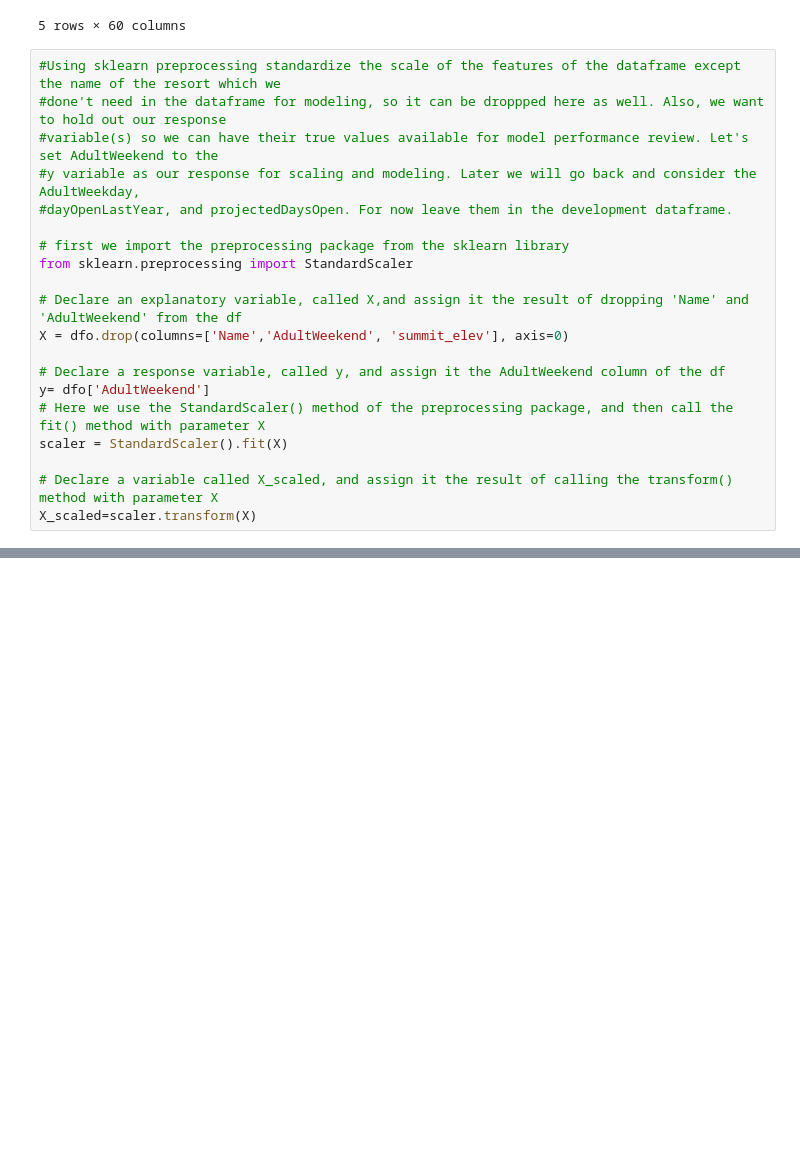
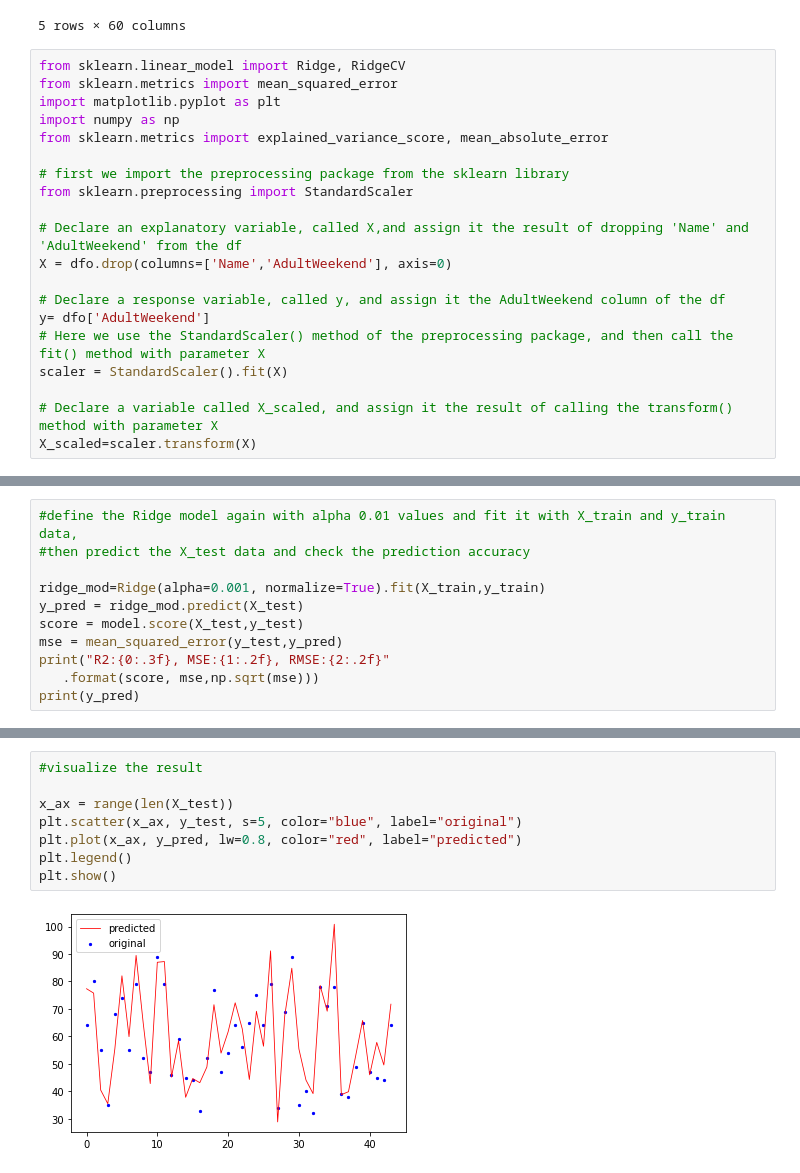
Before and after one commit to curtistr05/SpringboardGuidedCapstone, a Jupyter notebook: GuidedCapstoneRidgeRegression.ipynb, the cells around one changed output, grey strips where cells are left out. Drawn from its saved outputs; the diff is of its cells as text; blank space fills up the shorter version.

Commit message:
Ridge Regression Add

```diff
--- a/GuidedCapstoneRidgeRegression.ipynb
+++ b/GuidedCapstoneRidgeRegression.ipynb
@@ -36,17 +36,17 @@ dfo.head()
 | 4 | Dodge Ridge | 8200 | 1600 | 0 | 0 | 0 | 0 | 1 | 2 | ... |
 5 rows × 60 columns
 # %%
-#Using sklearn preprocessing standardize the scale of the features of the dataframe except the name of the resort which we
-#done't need in the dataframe for modeling, so it can be droppped here as well. Also, we want to hold out our response
-#variable(s) so we can have their true values available for model performance review. Let's set AdultWeekend to the
-#y variable as our response for scaling and modeling. Later we will go back and consider the AdultWeekday,
-#dayOpenLastYear, and projectedDaysOpen. For now leave them in the development dataframe.
+from sklearn.linear_model import Ridge, RidgeCV
+from sklearn.metrics import mean_squared_error
+import matplotlib.pyplot as plt
+import numpy as np
+from sklearn.metrics import explained_variance_score, mean_absolute_error
 
 # first we import the preprocessing package from the sklearn library
 from sklearn.preprocessing import StandardScaler
 
 # Declare an explanatory variable, called X,and assign it the result of dropping 'Name' and 'AdultWeekend' from the df
-X = dfo.drop(columns=['Name','AdultWeekend', 'summit_elev'], axis=0)
+X = dfo.drop(columns=['Name','AdultWeekend'], axis=0)
 
 # Declare a response variable, called y, and assign it the AdultWeekend column of the df
 y= dfo['AdultWeekend']
@@ -269,0 +95,11 @@ score: 0.25679127030484705
+# %%
+#define the Ridge model again with alpha 0.01 values and fit it with X_train and y_train data,
+#then predict the X_test data and check the prediction accuracy
+
+ridge_mod=Ridge(alpha=0.001, normalize=True).fit(X_train,y_train)
+y_pred = ridge_mod.predict(X_test)
+score = model.score(X_test,y_test)
+mse = mean_squared_error(y_test,y_pred)
+print("R2:{0:.3f}, MSE:{1:.2f}, RMSE:{2:.2f}"
+   .format(score, mse,np.sqrt(mse)))
+print(y_pred)
@@ -269,0 +117,10 @@ score: 0.25679127030484705
+# %%
+#visualize the result
+
+x_ax = range(len(X_test))
+plt.scatter(x_ax, y_test, s=5, color="blue", label="original")
+plt.plot(x_ax, y_pred, lw=0.8, color="red", label="predicted")
+plt.legend()
+plt.show()
+# %% [output]
+[figure, added]
```
Also changed, not shown: parts of 21 cells of this notebook.
